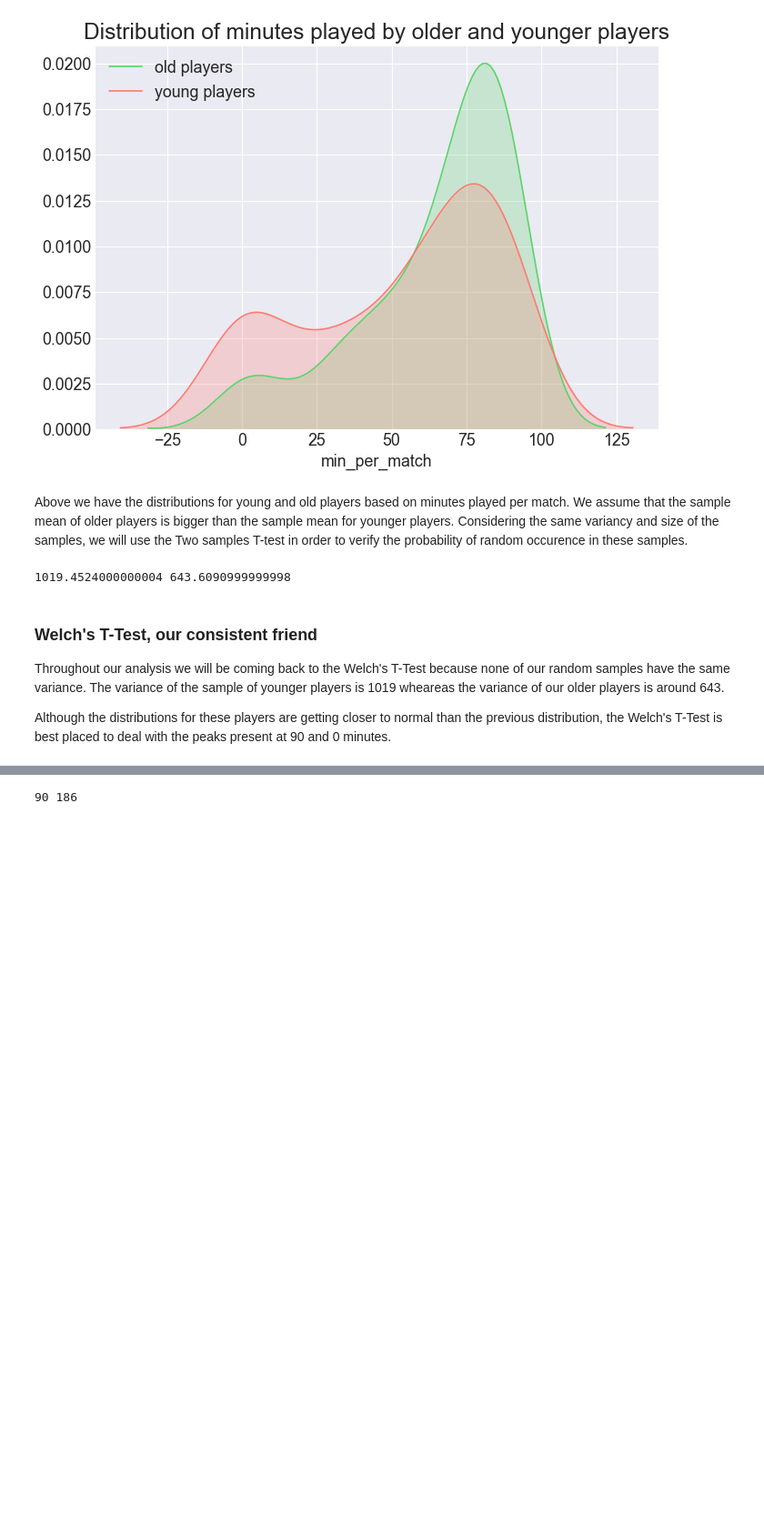
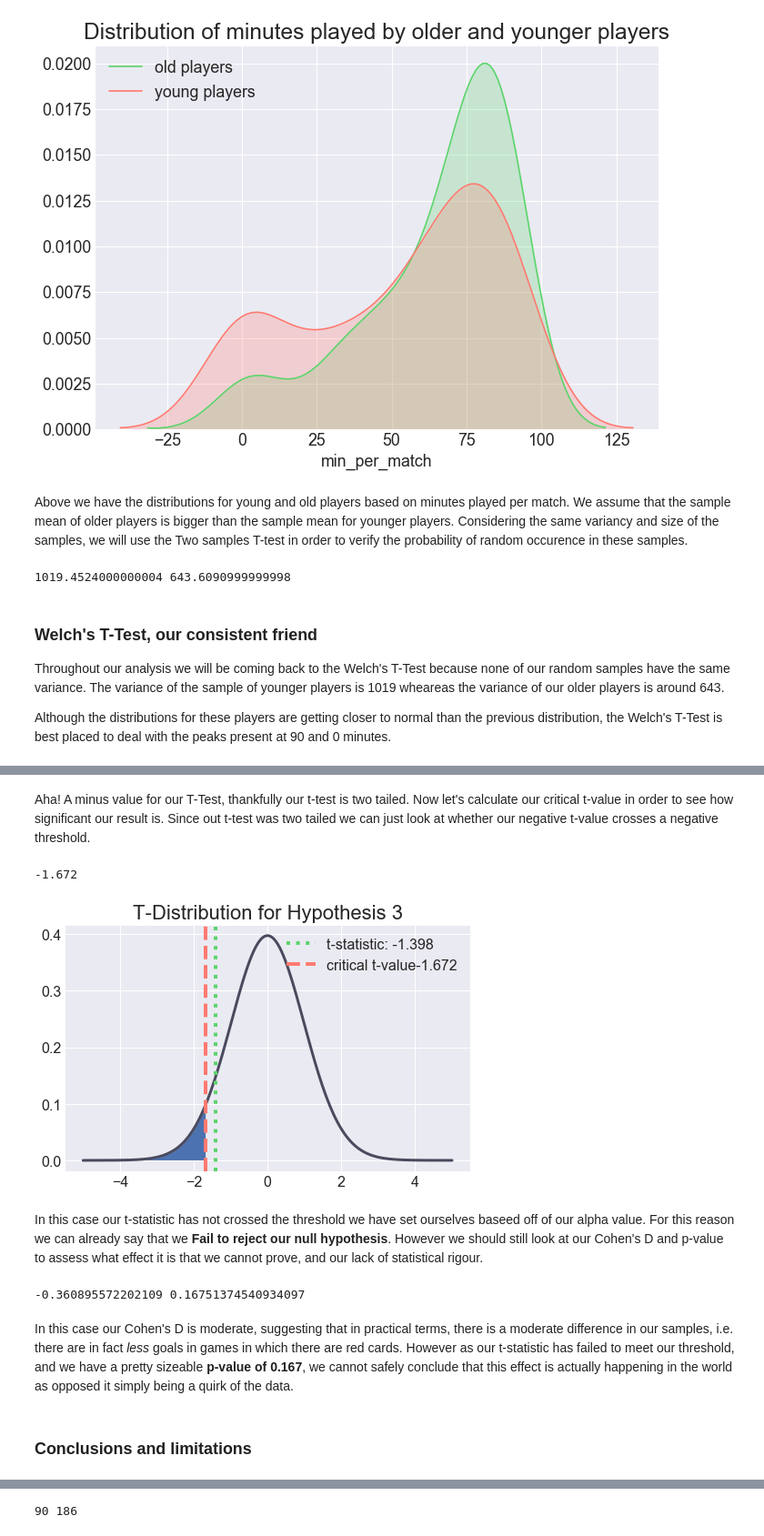
Before and after one commit to nismotie/Statistical-Testing-on-Premier-League-Data, a Jupyter notebook: hypothesis_testing.ipynb, the cells around one changed output, grey strips where cells are left out. Shown at 91% size. Cells and saved outputs as stored; diff of their text form; code cells hidden in the pictures; blank space fills up the shorter version.

```diff
--- a/hypothesis_testing.ipynb
+++ b/hypothesis_testing.ipynb
@@ -275,0 +357,22 @@ foreign_pos=foreign.loc[(foreign['position']=='Midfielder')|(foreign['position']
+# %% [markdown]
+Aha! A minus value for our T-Test, thankfully our t-test is two tailed. Now let's calculate our critical t-value in order to see how significant our result is. Since out t-test was two tailed we can just look at whether our negative t-value crosses a negative threshold.
+# %%
+hy3_t_crit = 0 - np.round(stats.t.ppf(1-0.05, df=hy3_dof), 3) # Using our degrees of freedom to calculate our critical T-value
+hy3_t_crit
+# %% [output]
+-1.672
+# %%
+make_t_dist(hy3_t, hy3_t_crit, hy3_dof, 'T-Distribution for Hypothesis 3', direction='left')
+# %% [output]
+[figure, added]
+# %% [markdown]
+In this case our t-statistic has not crossed the threshold we have set ourselves baseed off of our alpha value. For this reason we can already say that we **Fail to reject our null hypothesis**. However we should still look at our Cohen's D and p-value to assess what effect it is that we cannot prove, and our lack of statistical rigour.
+# %%
+hy3_cohen_d = cohen_d(no_red_games_sample, red_games_sample)
+print(hy3_cohen_d, hy3_p)
+# %% [output]
+-0.360895572202109 0.16751374540934097
+# %% [markdown]
+In this case our Cohen's D is moderate, suggesting that in practical terms, there is a moderate difference in our samples, i.e. there are in fact *less* goals in games in which there are red cards. However as our t-statistic has failed to meet our threshold, and we have a pretty sizeable **p-value of 0.167**, we cannot safely conclude that this effect is actually happening in the world as opposed it simply being a quirk of the data.
+# %% [markdown]
+### Conclusions and limitations
```
Also changed, not shown: parts of 53 cells of this notebook, 1 other file.
